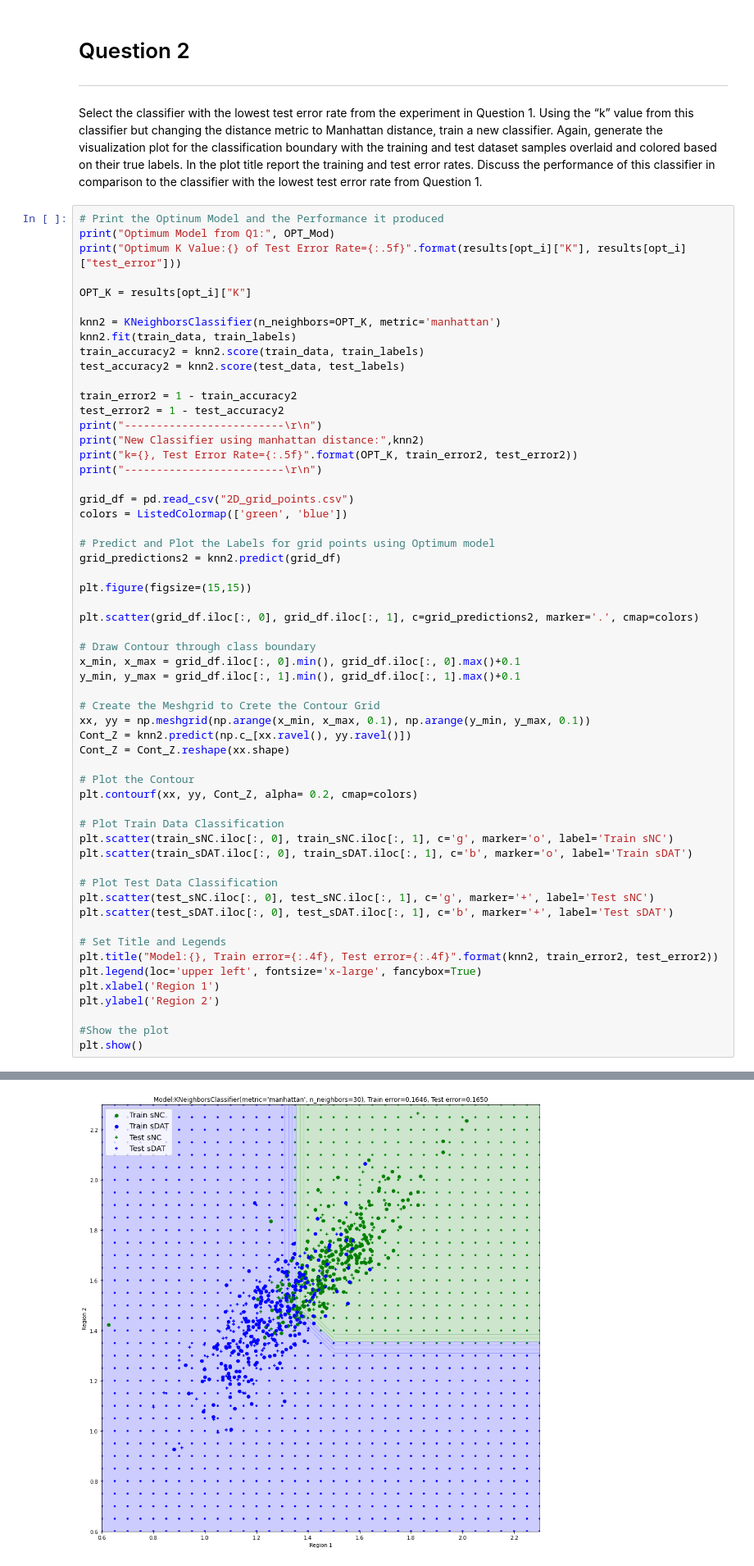
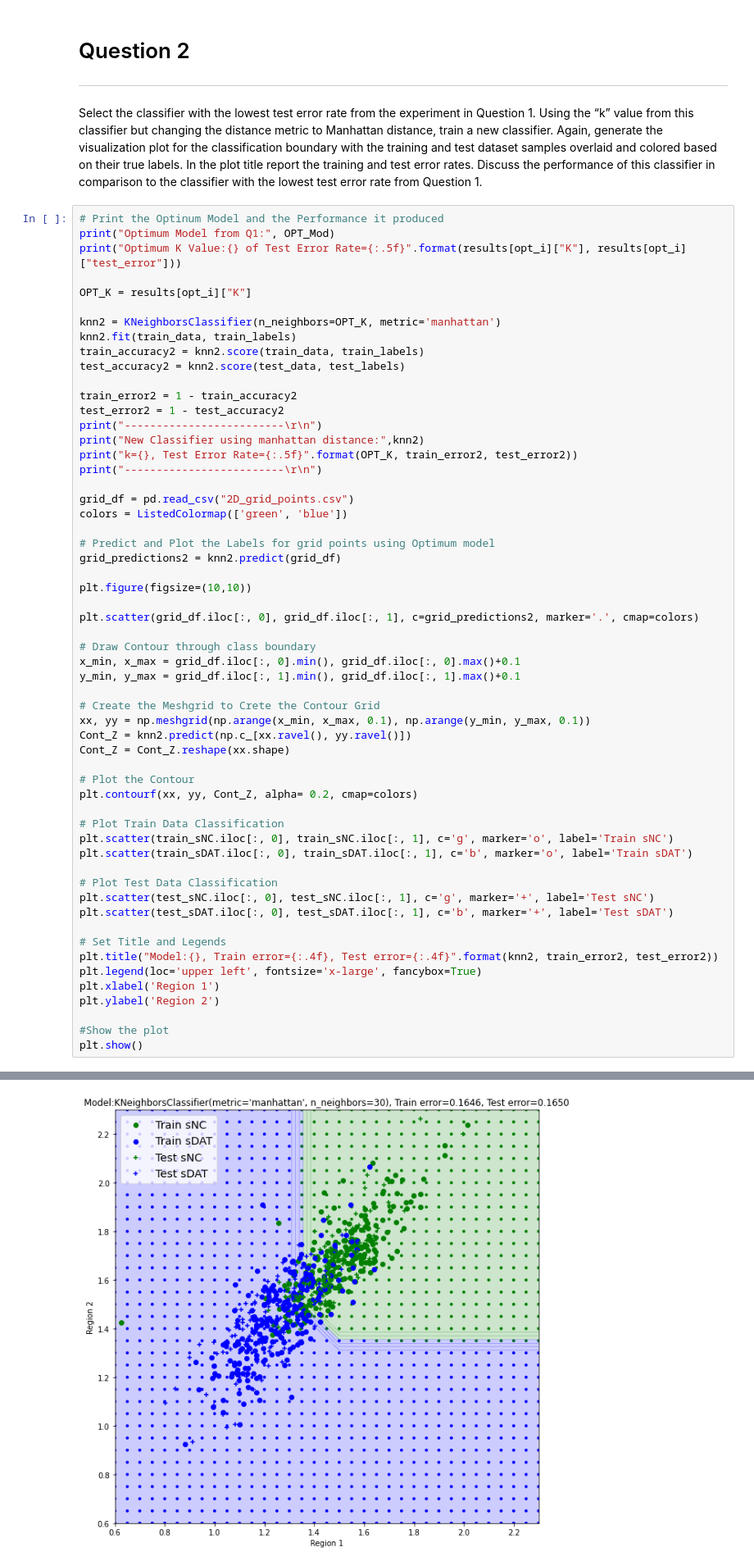
Before and after one commit to dev-nanthan/classifier-knn-diagnosis, a Jupyter notebook: MLA1_KNN.ipynb, the cells around one changed output, grey strips where cells are left out. Shown at 82% size. Saved outputs shown, nothing was run; the diff lists cells and outputs as text.

```diff
--- a/MLA1_KNN.ipynb
+++ b/MLA1_KNN.ipynb
@@ -304,7 +302,7 @@ colors = ListedColormap(['green', 'blue'])
 # Predict and Plot the Labels for grid points using Optimum model
 grid_predictions2 = knn2.predict(grid_df)
 
-plt.figure(figsize=(15,15))
+plt.figure(figsize=(10,10))
 
 plt.scatter(grid_df.iloc[:, 0], grid_df.iloc[:, 1], c=grid_predictions2, marker='.', cmap=colors)
 
@@ -317,31 +315,31 @@ xx, yy = np.meshgrid(np.arange(x_min, x_max, 0.1), np.arange(y_min, y_max, 0.1))
 Cont_Z = knn2.predict(np.c_[xx.ravel(), yy.ravel()])
 Cont_Z = Cont_Z.reshape(xx.shape)
 
 # Plot the Contour
 plt.contourf(xx, yy, Cont_Z, alpha= 0.2, cmap=colors)
 
 # Plot Train Data Classification
 plt.scatter(train_sNC.iloc[:, 0], train_sNC.iloc[:, 1], c='g', marker='o', label='Train sNC')
 plt.scatter(train_sDAT.iloc[:, 0], train_sDAT.iloc[:, 1], c='b', marker='o', label='Train sDAT')
 
 # Plot Test Data Classification
 plt.scatter(test_sNC.iloc[:, 0], test_sNC.iloc[:, 1], c='g', marker='+', label='Test sNC')
 plt.scatter(test_sDAT.iloc[:, 0], test_sDAT.iloc[:, 1], c='b', marker='+', label='Test sDAT')
 
 # Set Title and Legends
 plt.title("Model:{}, Train error={:.4f}, Test error={:.4f}".format(knn2, train_error2, test_error2))
 plt.legend(loc='upper left', fontsize='x-large', fancybox=True)
 plt.xlabel('Region 1')
 plt.ylabel('Region 2')
 
 #Show the plot
 plt.show()
 # %% [output]
 Optimum Model from Q1: KNeighborsClassifier(metric='euclidean', n_neighbors=30)
 Optimum K Value:30 of Test Error Rate=0.16000
 -------------------------
 
 New Classifier using manhattan distance: KNeighborsClassifier(metric='manhattan', n_neighbors=30)
 k=30, Test Error Rate=0.16456
 -------------------------
-[figure, old version]
+[figure, new version]
```
Also changed, not shown: parts of 5 cells of this notebook.
